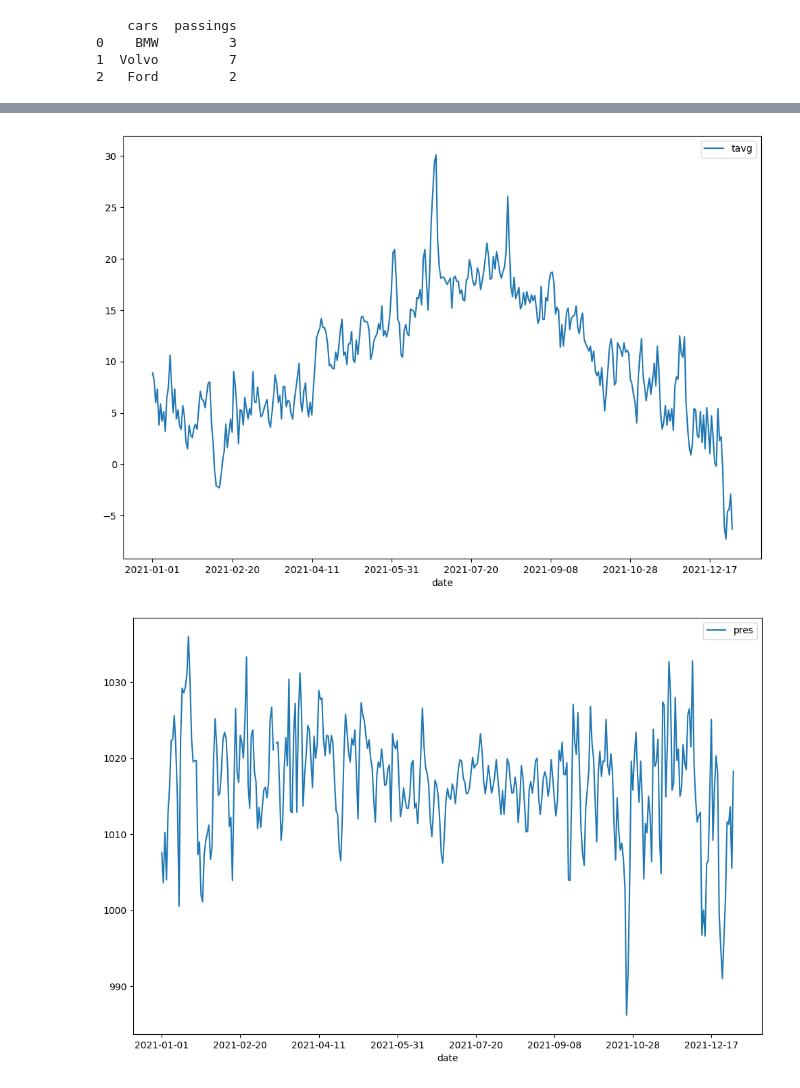
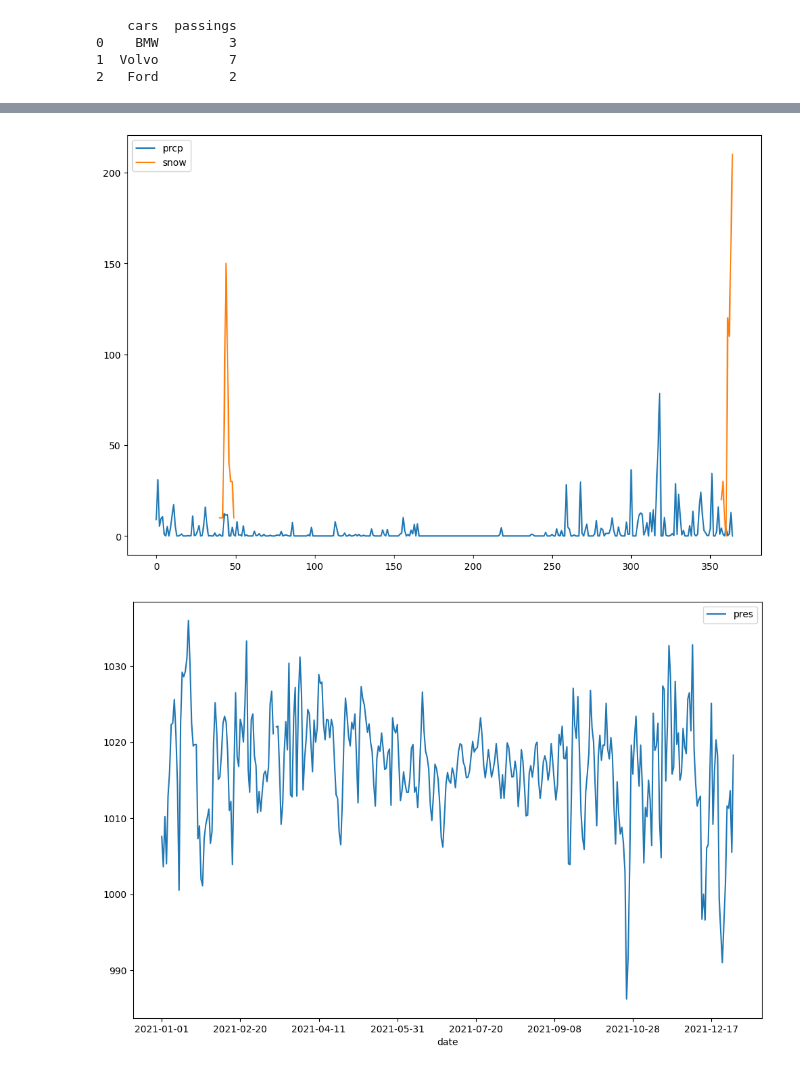
Before and after one commit to mondomom/jupyter, a Jupyter notebook: jupyterlab.ipynb, the cells around one changed output, grey strips where cells are left out. Drawn from its saved outputs; the diff is of its cells as text; code cells hidden in the pictures.

```diff
--- a/jupyterlab.ipynb
+++ b/jupyterlab.ipynb
@@ -84,24 +51,21 @@ Name: tavg, Length: 365, dtype: float64
 # %%
 import pandas as pd
 import matplotlib.pyplot as plt
 
 df = pd.read_csv('export.csv')
 
-df.plot(x = 'date', y = 'tavg')
-
-plt.show()
-
-df.plot(x = 'date', y = 'pres')
+#df.plot(x = 'date', y= 'tavg')
+df[['date','prcp','snow']].plot()
 
 plt.show()
 
 plt.rcParams['figure.figsize'] = [12, 8]
 
 df.plot(x = 'date', y = 'pres')
 
 plt.show()
 # %% [output]
-[figure, old version]
+[figure, new version]
 [figure]
 [figure]
 # %%
```
Also changed, not shown: parts of 6 cells of this notebook, 2 other files.
